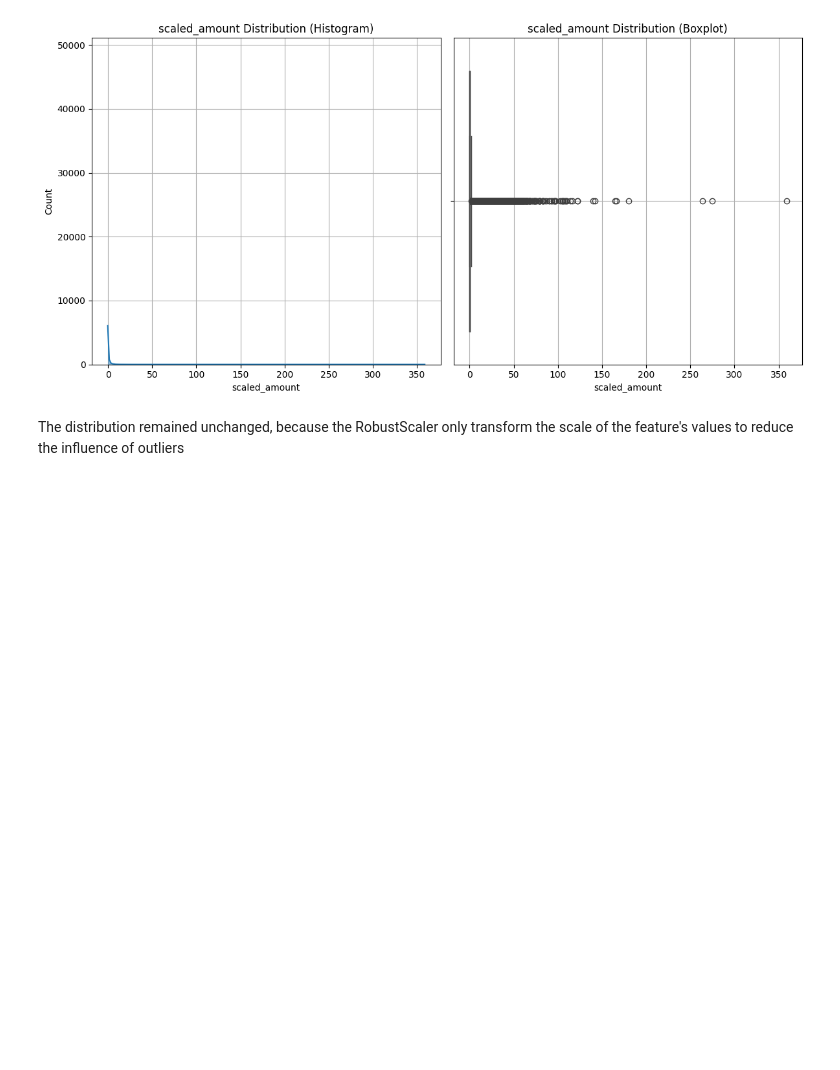
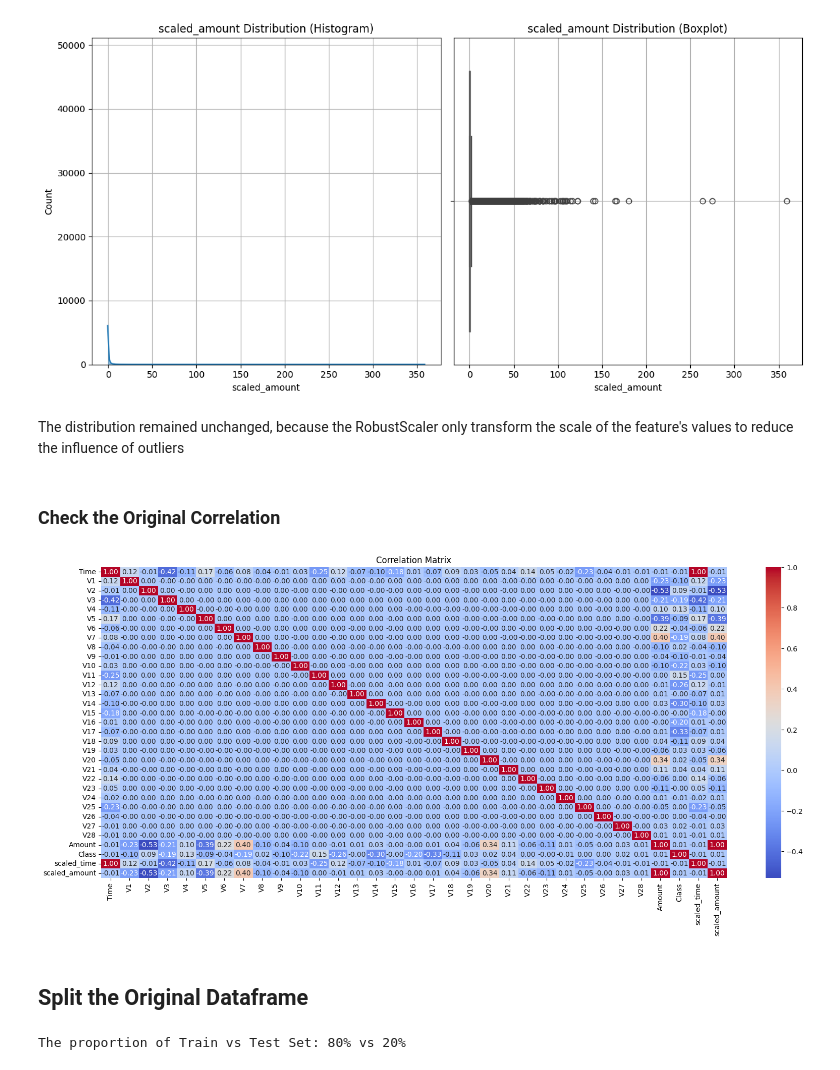
Before and after one commit to joocahyadi/Credit_Card_Fraud_Detection, a Jupyter notebook: notebook/Credit Card Fraud Detection Notebook.ipynb, the cells around one changed output. Drawn from its saved outputs; the diff is of its cells as text; code cells hidden in the pictures; blank space fills up the shorter version.

Commit message:
Continued notebook analysis, finished splitting and under-sampling the dataset.

```diff
--- a/notebook/Credit Card Fraud Detection Notebook.ipynb
+++ b/notebook/Credit Card Fraud Detection Notebook.ipynb
@@ -373,3 +377,18 @@ distribution_check('scaled_amount')
 [figure]
 # %% [markdown]
 The distribution remained unchanged, because the RobustScaler only transform the scale of the feature's values to reduce the influence of outliers
+# %% [markdown]
+### Check the Original Correlation
+# %%
+# Calculate the correlations
+corr_matrix = df.corr()
+
+# Create the image
+plt.figure(figsize=(20,8))
+sns.heatmap(corr_matrix, annot=True, cmap='coolwarm', fmt='.2f')
+plt.title('Correlation Matrix')
+plt.show()
+# %% [output]
+[figure, added]
+# %% [markdown]
+## Split the Original Dataframe
@@ -375,0 +410,5 @@ The distribution remained unchanged, because the RobustScaler only transform the
+# %%
+# Check
+print(f'The proportion of Train vs Test Set: {round(len(X_train)/len(df) * 100)}% vs {round(len(X_test)/len(df) * 100)}%')
+# %% [output]
+The proportion of Train vs Test Set: 80% vs 20%
```
Also changed, not shown: parts of 45 cells of this notebook.
